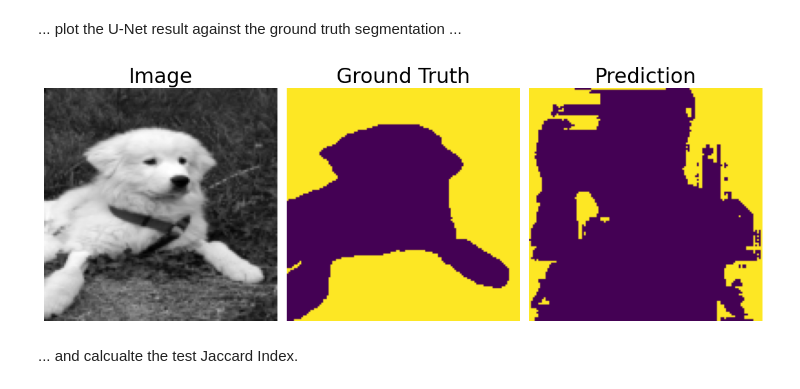
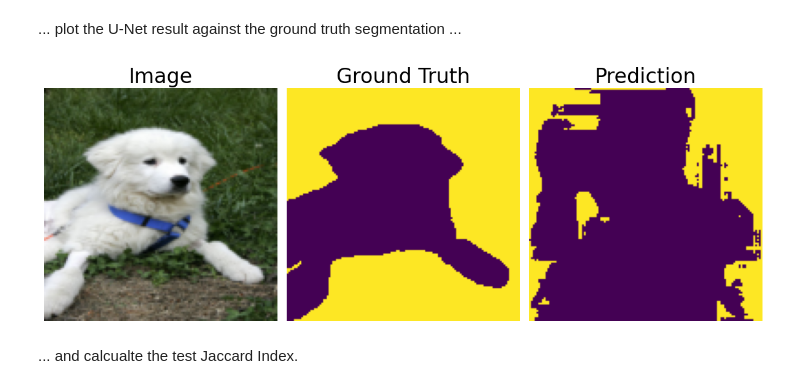
Before and after one commit to Jacob-sandstrom/TIF360_Advanced-machine-learning-with-neural-networks, a Jupyter notebook: HW3/Q4.ipynb, the cells around one changed output. Saved outputs shown, nothing was run; the diff lists cells and outputs as text; code cells hidden in the pictures.

```diff
--- a/HW3/Q4.ipynb
+++ b/HW3/Q4.ipynb
@@ -446,24 +446,24 @@ c:\Users\jojac\anaconda3\envs\stoch\Lib\site-packages\lightning\pytorch\trainer\
 # %%
 test_image, test_seg = test_dataset[1]
 
 fig, axs = plt.subplots(1, 3, figsize=(12, 9))
 
-axs[0].imshow(test_image[0], cmap="gray")
+axs[0].imshow(test_image.permute(1,2,0))
 axs[0].set_title("Image", fontsize=24)
 axs[0].set_axis_off()
 
 axs[1].imshow(test_seg.argmax(dim=0))
 axs[1].set_title("Ground Truth", fontsize=24)
 axs[1].set_axis_off()
 
 axs[2].imshow(pred_seg[0].argmax(dim=0))
 axs[2].set_title("Prediction", fontsize=24)
 axs[2].set_axis_off()
 
 plt.tight_layout()
 plt.show()
 # %% [output]
-[figure, old version]
+[figure, new version]
 # %% [markdown]
 ... and calcualte the test Jaccard Index.
 # %%
```
